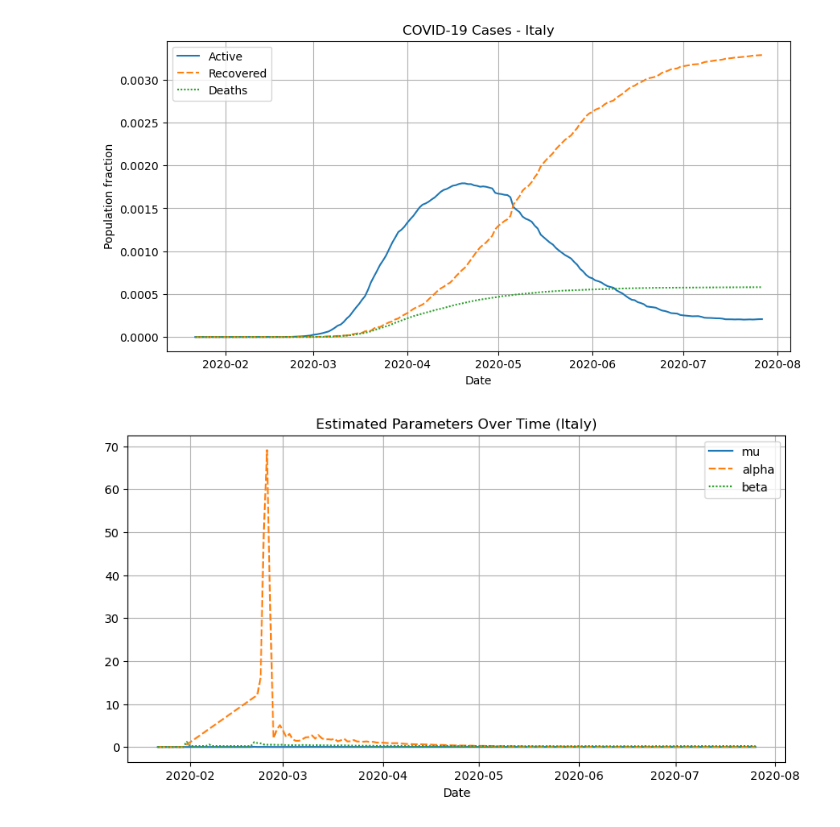
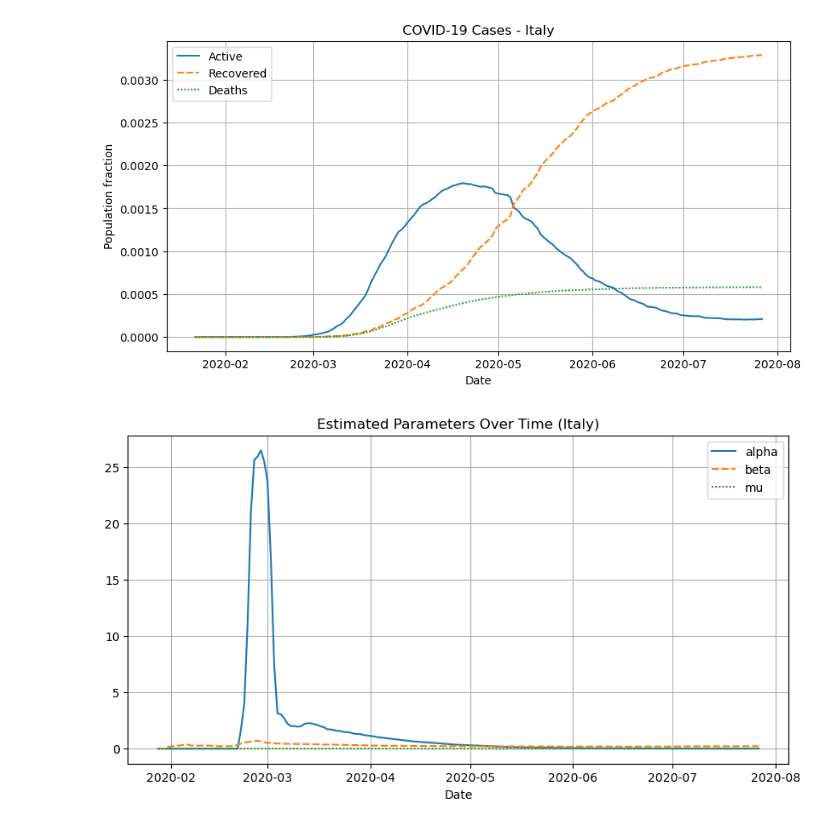
Before and after one commit to npandayVU/covid, a Jupyter notebook: analysis.ipynb, the cells around one changed output. Saved outputs shown, nothing was run; the diff lists cells and outputs as text; code cells hidden in the pictures.

Commit message:
Parameter estimation improved

```diff
--- a/analysis.ipynb
+++ b/analysis.ipynb
@@ -342,35 +342,45 @@ plot_cases(complete, 'Italy')
 # %% [output]
 [figure]
 # %%
-GAMMA = 1/4.5
+def estimate_params(df, gamma, country):
+    # Extract and index
+    daywise = df[df['Country.Region'] == country][['Date','Active','Recovered','Deaths']]\
+                .set_index('Date').copy()
+    daywise = daywise.sort_index()
 
-def estimate_params(df, gamma, country):
-    daywise = df[df['Country.Region'] == country][['Date','Active','Recovered','Deaths']]\
-                .set_index('Date')
+    # Population from worldometer
     population = pd.read_sql_query(f"""
-                                    SELECT Population FROM worldometer_data
-                                    WHERE "Country.Region" = '{country}';
-                                    """, covid_database).iloc[0, 0]
+        SELECT Population FROM worldometer_data
+        WHERE "Country.Region" = '{country}';
+    """, covid_database).iloc[0, 0]
 
-    infected = daywise['Active'][:-1]
-    recovered = daywise['Recovered'][:-1]
-    new_infected = daywise['Active'].diff()
-    new_deaths = daywise['Deaths'].diff()
-    new_recoveries = daywise['Recovered'].diff()
+    # Differentials
+    delta_I = daywise['Active'].diff()
+    delta_D = daywise['Deaths'].diff()
+    delta_R = daywise['Recovered'].diff()
 
-    params = {
-        'mu':(new_deaths / infected).fillna(0),
-        'alpha': (gamma * infected - new_recoveries) / recovered
-    }
+    # Time-aligned data (drop first row to match diffed values)
+    infected = daywise['Active']
+    recovered = daywise['Recovered']
+    deaths = daywise['Deaths']
+    susceptible = population - infected - recovered - deaths
 
-    susceptible = (population - daywise['Active'] - daywise['Recovered'] - daywise['Deaths'])[:-1]
-    beta_num = new_infected + params['mu'] * infected + gamma * infected
-    beta_den = susceptible * infected / population
-    params['beta'] = beta_num / beta_den
+    # Estimate parameters
+    mu = (delta_D / infected).replace([np.inf, -np.inf], 0).fillna(0)
+    alpha = ((gamma * infected - delta_R) / recovered).replace([np.inf, -np.inf], 0).fillna(0)
+    beta_num = delta_I + mu * infected + gamma * infected
+    beta_den = (susceptible * infected) / population
+    beta = (beta_num / beta_den).replace([np.inf, -np.inf], 0).fillna(0)
 
-    return pd.DataFrame(params, index=daywise.index[:-1]).fillna(0)
+    params = pd.DataFrame({
+        'alpha': alpha,
+        'beta': beta,
+        'mu': mu
+    })
 
-params = estimate_params(complete, GAMMA, 'Italy')
-lineplot(params, title='Estimated Parameters Over Time (Italy)', xlabel='Date', ylabel=None)
+    return params.dropna().astype(float)
+
+params_italy = estimate_params(complete, GAMMA, 'Italy')
+lineplot(params_italy.rolling(7).mean(), title='Estimated Parameters Over Time (Italy)', xlabel='Date', ylabel=None)
 # %% [output]
-[figure, old version]
+[figure, new version]
```
